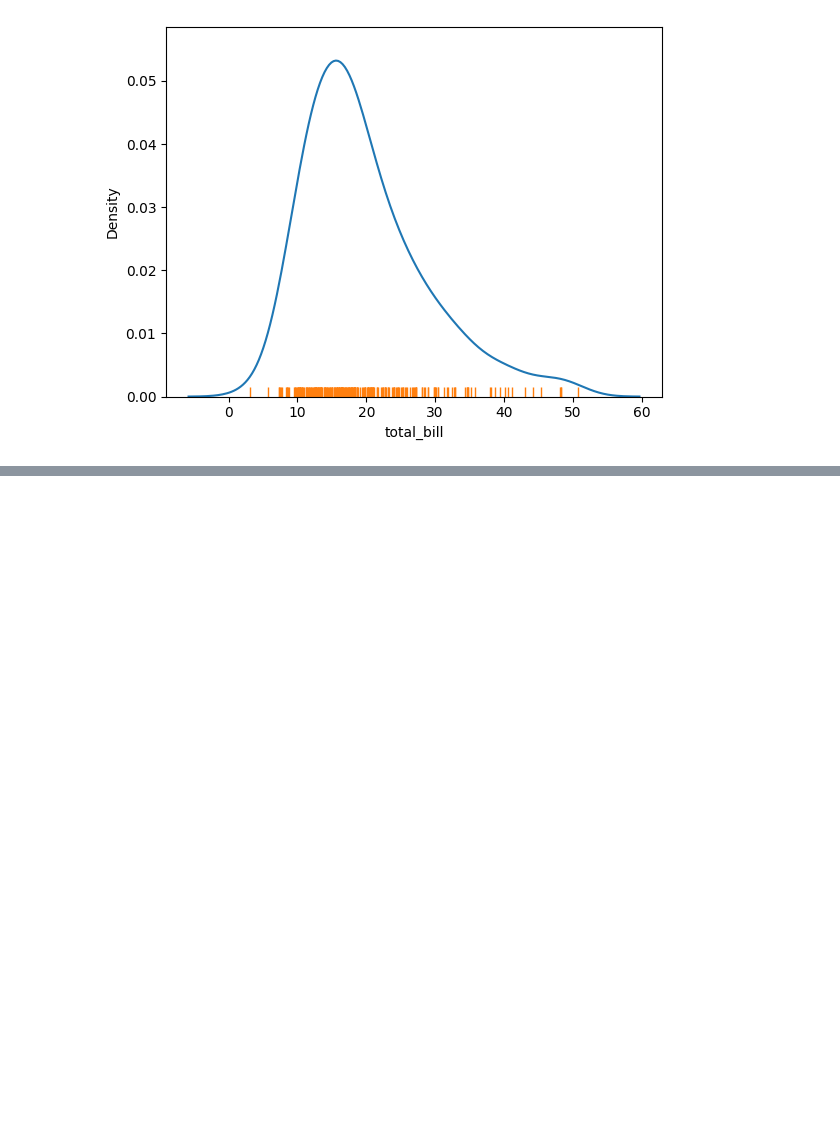
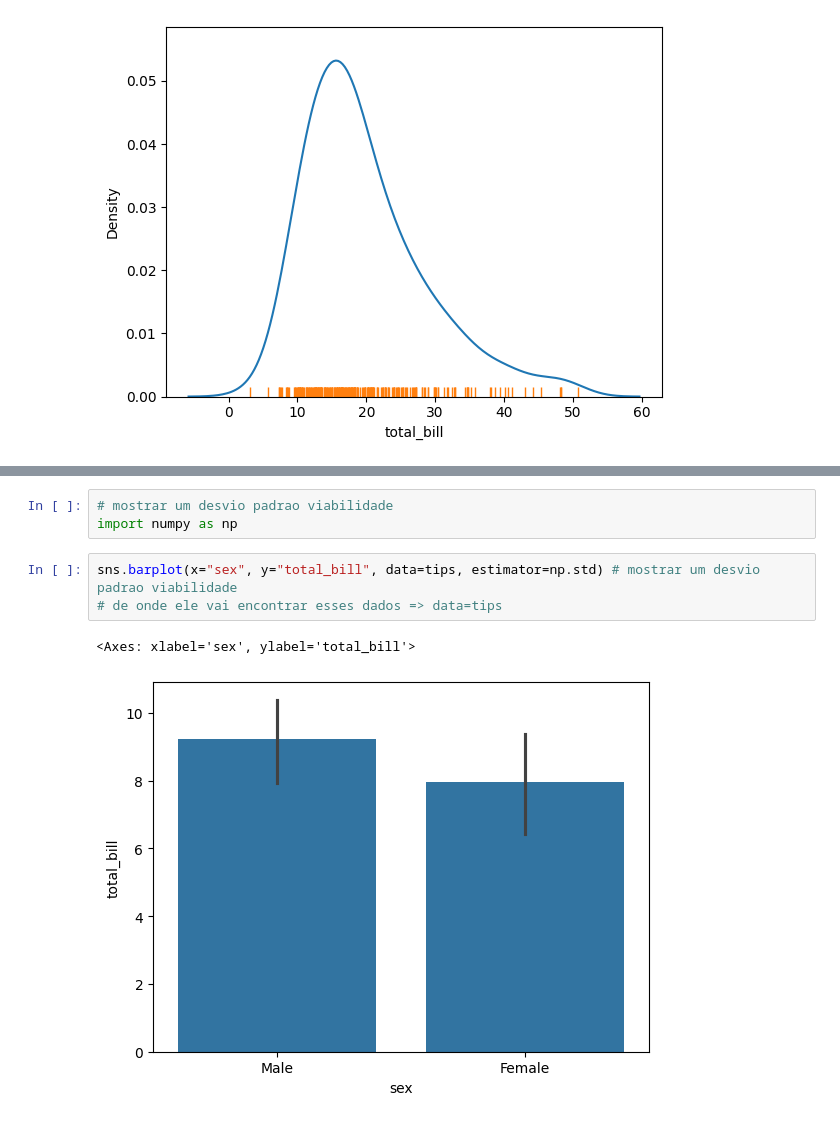
Before and after one commit to ludiemert/Advanced_Data_Visualization_Seaborn, a Jupyter notebook: 4_Advanced_Data_Visualization_Seaborn/Seaborn.ipynb, the cells around one changed output, grey strips where cells are left out. Saved outputs shown, nothing was run; the diff lists cells and outputs as text; blank space fills up the shorter version.

```diff
--- a/4_Advanced_Data_Visualization_Seaborn/Seaborn.ipynb
+++ b/4_Advanced_Data_Visualization_Seaborn/Seaborn.ipynb
@@ -132,0 +159,9 @@ sns.rugplot(tips["total_bill"])
+# %%
+# mostrar um desvio padrao viabilidade
+import numpy as np
+# %%
+sns.barplot(x="sex", y="total_bill", data=tips, estimator=np.std) # mostrar um desvio padrao viabilidade
+# de onde ele vai encontrar esses dados => data=tips
+# %% [output]
+<Axes: xlabel='sex', ylabel='total_bill'>
+[figure, added]
```
Also changed, not shown: parts of 2 cells of this notebook.
